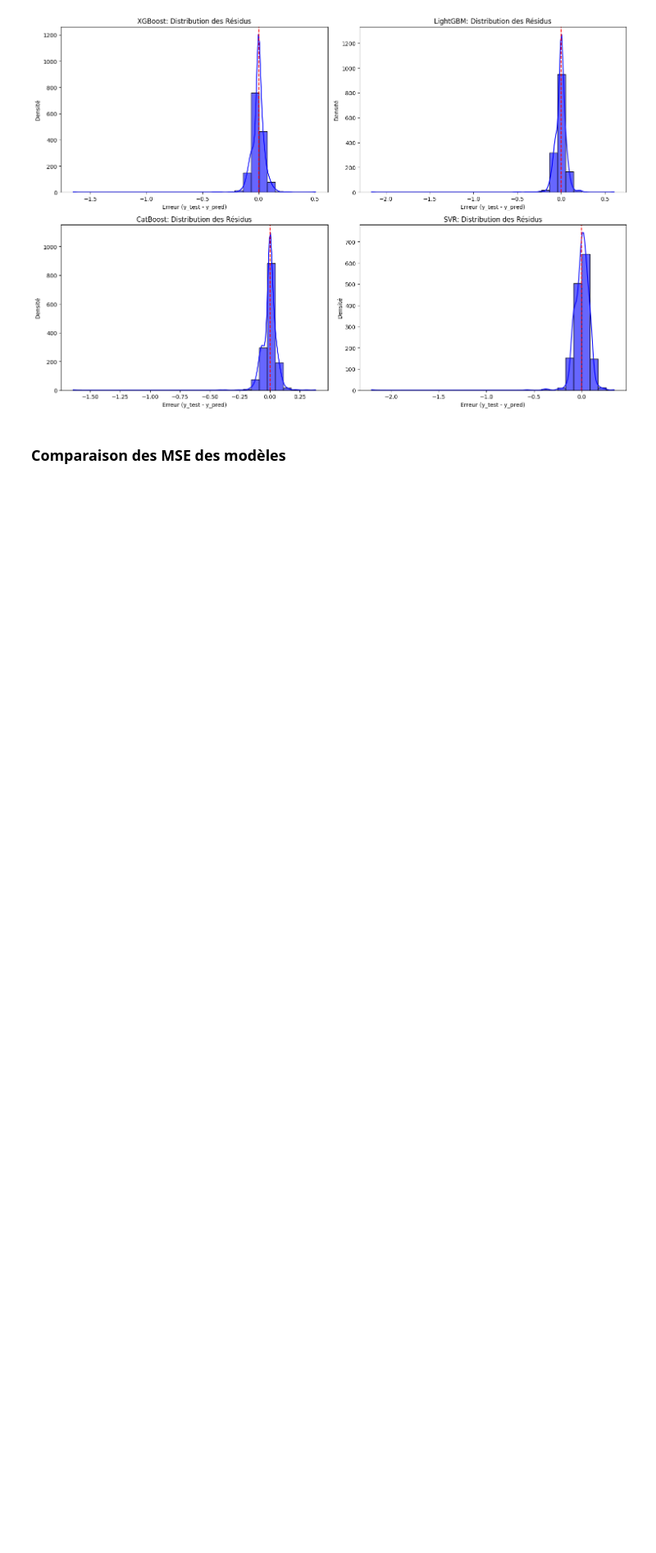
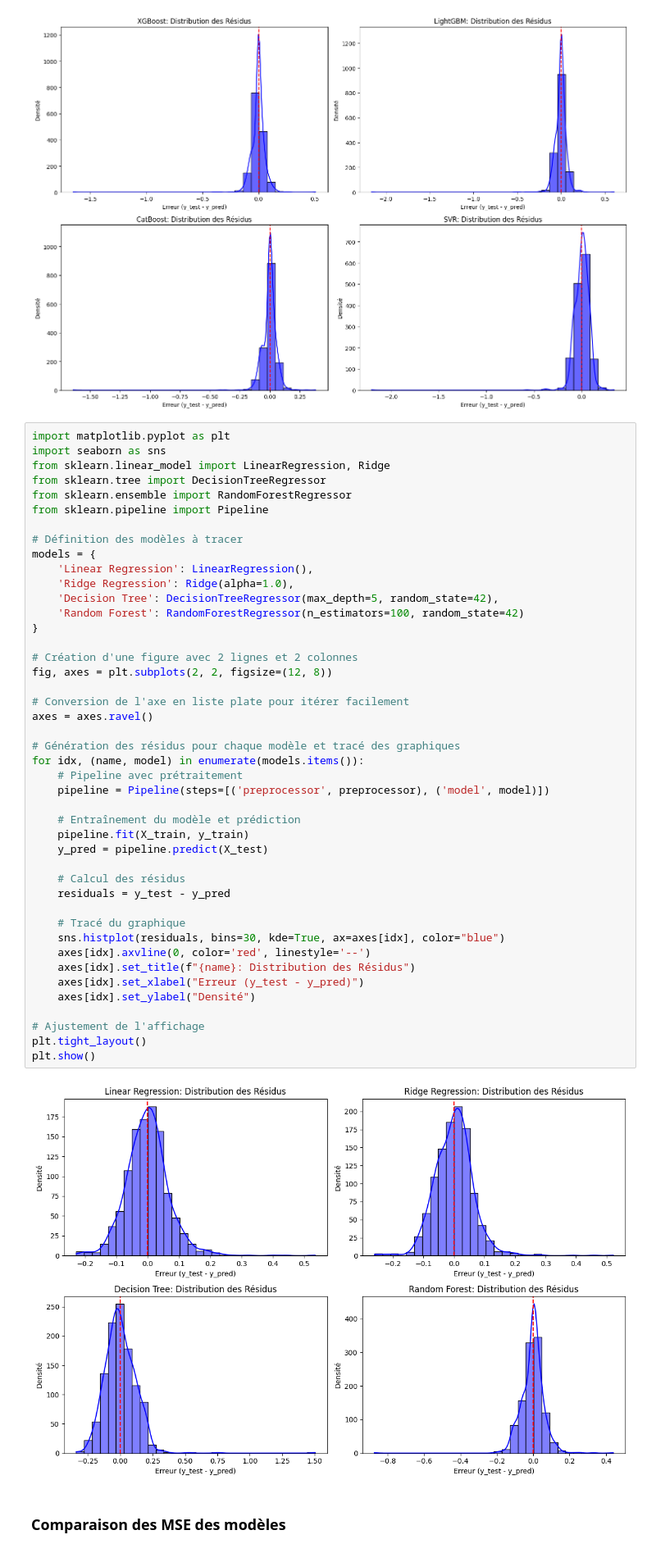
Before and after one commit to AnaisNaitAtmane/Projet-, a Jupyter notebook: predictionCO2.ipynb, the cells around one changed output. Shown at 82% size. Cells and saved outputs as stored; diff of their text form; blank space fills up the shorter version.

```diff
--- a/predictionCO2.ipynb
+++ b/predictionCO2.ipynb
@@ -928,6 +1433,52 @@ for i, (model_name, y_pred) in enumerate(predictions.items(), 1):
 plt.show()
 # %% [output]
 [figure]
+# %%
+import matplotlib.pyplot as plt
+import seaborn as sns
+from sklearn.linear_model import LinearRegression, Ridge
+from sklearn.tree import DecisionTreeRegressor
+from sklearn.ensemble import RandomForestRegressor
+from sklearn.pipeline import Pipeline
+
+# Définition des modèles à tracer
+models = {
+    'Linear Regression': LinearRegression(),
+    'Ridge Regression': Ridge(alpha=1.0),
+    'Decision Tree': DecisionTreeRegressor(max_depth=5, random_state=42),
+    'Random Forest': RandomForestRegressor(n_estimators=100, random_state=42)
+}
+
+# Création d'une figure avec 2 lignes et 2 colonnes
+fig, axes = plt.subplots(2, 2, figsize=(12, 8))
+
+# Conversion de l'axe en liste plate pour itérer facilement
+axes = axes.ravel()
+
+# Génération des résidus pour chaque modèle et tracé des graphiques
+for idx, (name, model) in enumerate(models.items()):
+    # Pipeline avec prétraitement
+    pipeline = Pipeline(steps=[('preprocessor', preprocessor), ('model', model)])
+
+    # Entraînement du modèle et prédiction
+    pipeline.fit(X_train, y_train)
+    y_pred = pipeline.predict(X_test)
+
+    # Calcul des résidus
+    residuals = y_test - y_pred
+
+    # Tracé du graphique
+    sns.histplot(residuals, bins=30, kde=True, ax=axes[idx], color="blue")
+    axes[idx].axvline(0, color='red', linestyle='--')
+    axes[idx].set_title(f"{name}: Distribution des Résidus")
+    axes[idx].set_xlabel("Erreur (y_test - y_pred)")
+    axes[idx].set_ylabel("Densité")
+
+# Ajustement de l'affichage
+plt.tight_layout()
+plt.show()
+# %% [output]
+[figure, added]
 # %% [markdown]
 ### Comparaison des MSE des modèles
 # %%
```
Also changed, not shown: parts of 32 cells of this notebook.
